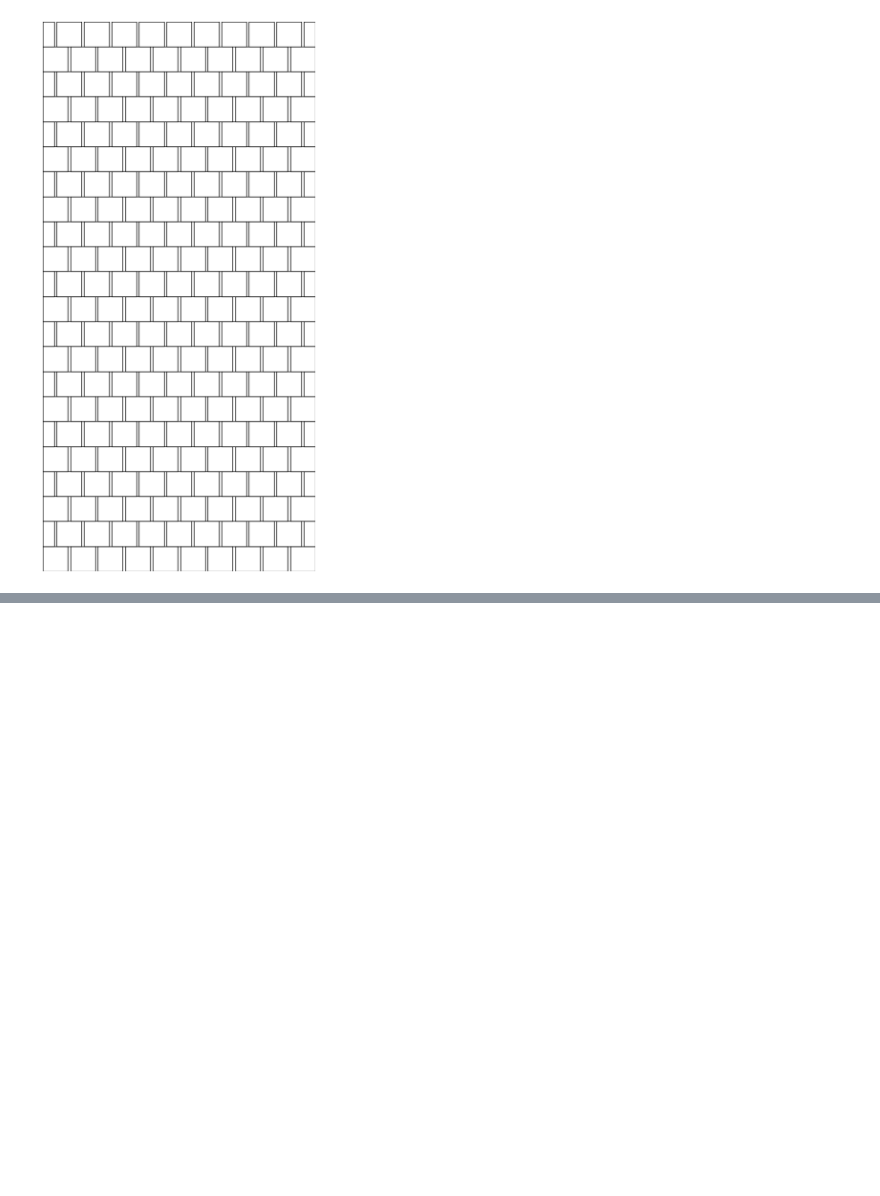
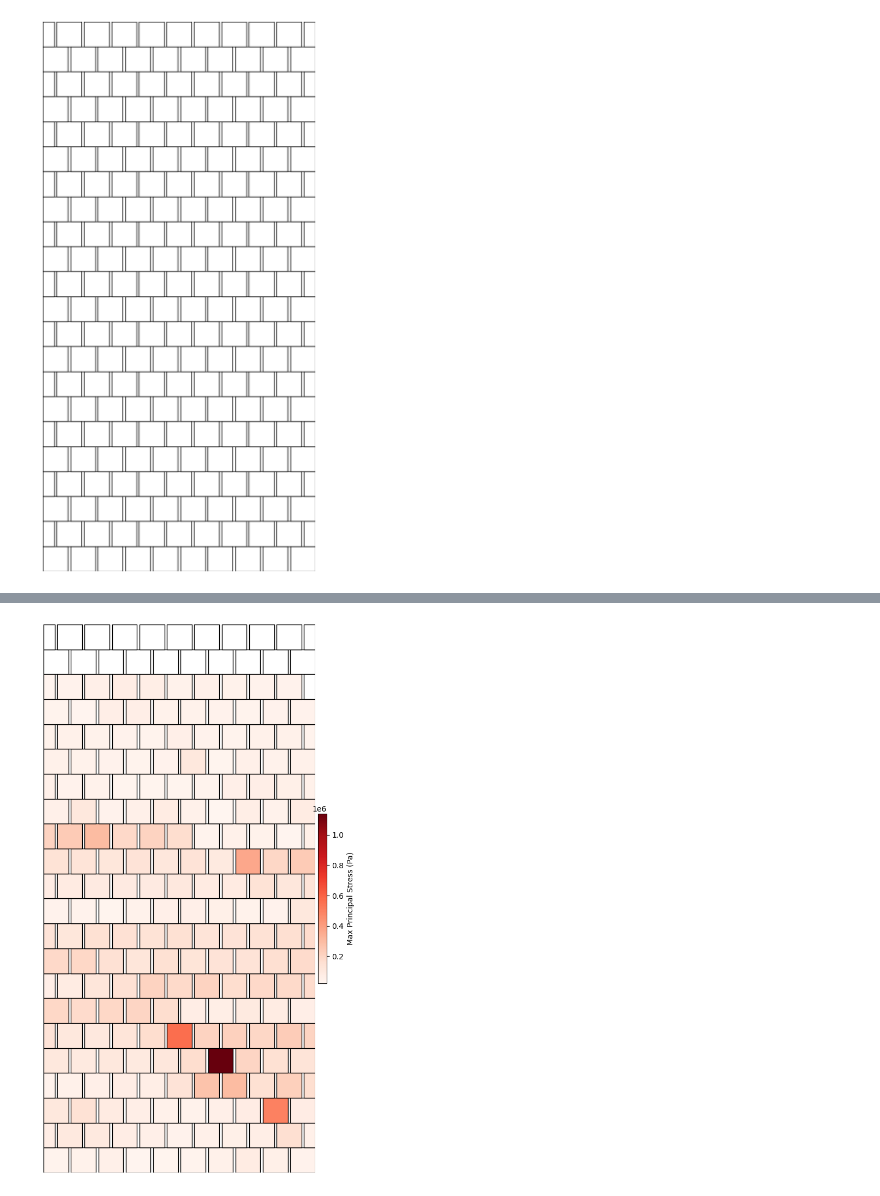
Before and after one commit to ThomasPennockTU/Thesis_Repository, a Jupyter notebook: workfolder/stresses_in_blocks/stresses_in_blocks.ipynb, the cells around one changed output, grey strips where cells are left out. Drawn from its saved outputs; the diff is of its cells as text; code cells hidden in the pictures; blank space fills up the shorter version.

```diff
--- a/workfolder/stresses_in_blocks/stresses_in_blocks.ipynb
+++ b/workfolder/stresses_in_blocks/stresses_in_blocks.ipynb
@@ -118,3 +118,93 @@ print("✅ Saved: block_grid_halfblock_225mm.png")
 # %% [output]
 ✅ Saved: block_grid_halfblock_225mm.png
 [figure]
+# %%
+# -*- coding: utf-8 -*-
+import matplotlib.pyplot as plt
+import matplotlib.patches as patches
+import pandas as pd
+import matplotlib.colors as mcolors
+import numpy as np
+
+# --- Settings ---
+csv_path = 'max_principal_stress_per_block2.csv'
+target_time = 6.03  # Time (s) to visualize
+
+# --- Load CSV and get data for time step ---
+df = pd.read_csv(csv_path)
+df['Time'] = df['Time'].round(2)  # Round time for matching
+row = df[df['Time'] == round(target_time, 2)]
+
+if row.empty:
+    raise ValueError("⛔ Time step {:.2f} not found in CSV.".format(target_time))
+
+block_data = row.drop(columns='Time').iloc[0]
+block_names = block_data.index.tolist()
+block_values = block_data.values.astype(float)
+
+# --- Normalize colors ---
+norm = mcolors.Normalize(vmin=np.nanmin(block_values), vmax=np.nanmax(block_values))
+cmap = plt.cm.Reds
+
+# --- Block layout settings ---
+full_w, full_h = 0.5, 0.5
+half_w, half_h = 0.225, 0.5
+h_spacing = 0.05
+v_spacing = 0.0
+rows = 22
+
+# --- Initialize plot ---
+fig, ax = plt.subplots(figsize=(6, 12))
+current_y = 0
+block_index = 0
+
+for row_num in range(rows):
+    if row_num % 2 == 0:
+        # Even rows: 10 full blocks
+        for i in range(10):
+            x = i * (full_w + h_spacing)
+            color = cmap(norm(block_values[block_index])) if block_index < len(block_values) else 'white'
+            rect = patches.Rectangle((x, current_y), full_w, full_h, edgecolor='black', facecolor=color)
+            ax.add_patch(rect)
+            block_index += 1
+    else:
+        x = 0
+        # First half block
+        color = cmap(norm(block_values[block_index])) if block_index < len(block_values) else 'white'
+        rect = patches.Rectangle((x, current_y), half_w, half_h, edgecolor='black', facecolor=color)
+        ax.add_patch(rect)
+        block_index += 1
+        x += half_w + h_spacing
+        # 9 full blocks
+        for i in range(9):
+            color = cmap(norm(block_values[block_index])) if block_index < len(block_values) else 'white'
+            rect = patches.Rectangle((x, current_y), full_w, full_h, edgecolor='black', facecolor=color)
+            ax.add_patch(rect)
+            block_index += 1
+            x += full_w + h_spacing
+        # Final half block
+        color = cmap(norm(block_values[block_index])) if block_index < len(block_values) else 'white'
+        rect = patches.Rectangle((x, current_y), half_w, half_h, edgecolor='black', facecolor=color)
+        ax.add_patch(rect)
+        block_index += 1
+
+    current_y += full_h + v_spacing
+
+# --- Format figure ---
+ax.set_aspect('equal')
+ax.set_xlim(0, x + half_w)
+ax.set_ylim(0, current_y)
+ax.axis('off')
+
+# --- Colorbar ---
+sm = plt.cm.ScalarMappable(cmap=cmap, norm=norm)
+sm.set_array([])
+cbar = plt.colorbar(sm, ax=ax, fraction=0.03, pad=0.01)
+cbar.set_label('Max Principal Stress (Pa)')
+
+# --- Save figure ---
+plt.tight_layout()
+out_name = f"stress_blocks_t{target_time:.2f}s.png"
+plt.savefig(out_name, dpi=300)
+print("✅ Saved:", out_name)
+# %% [output]
@@ -120,0 +212 @@ print("✅ Saved: block_grid_halfblock_225mm.png")
+[figure, added]
```
Also changed, not shown: parts of 1 cell of this notebook, 13 other files.
